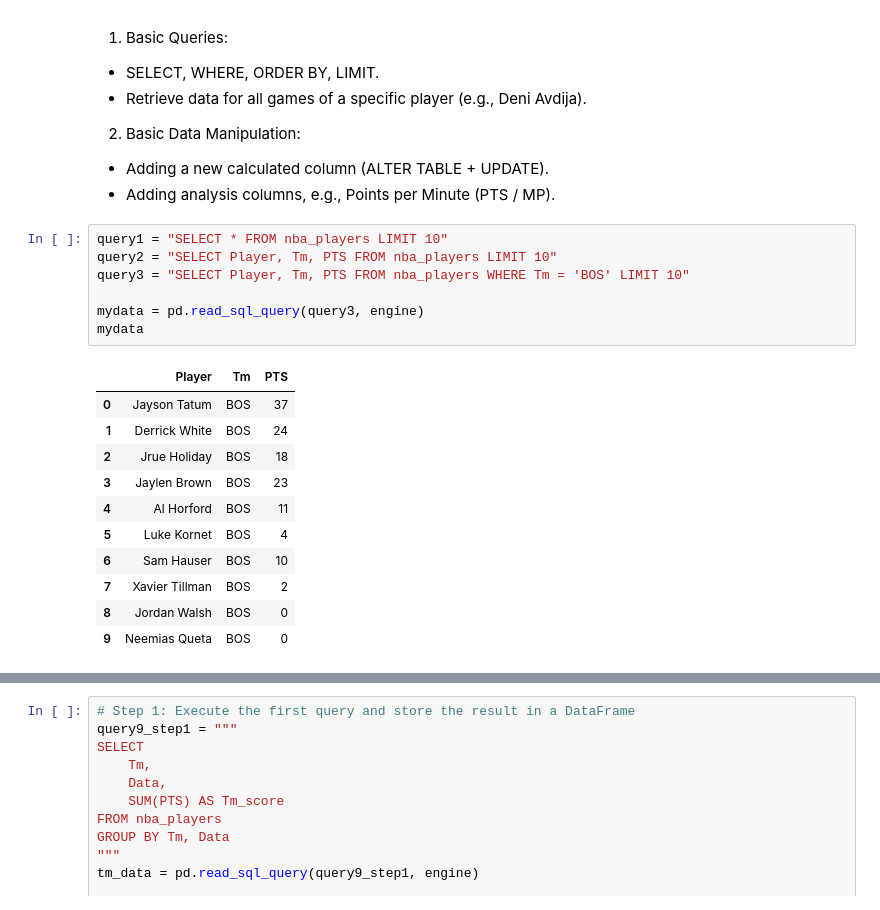
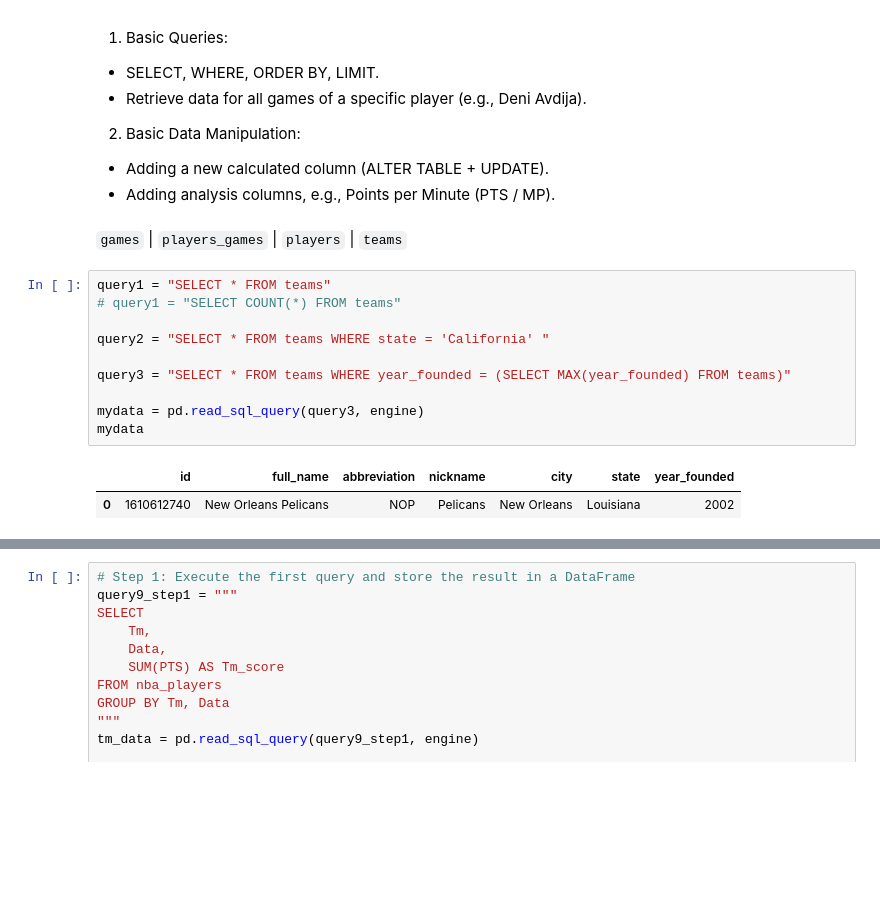
Before and after one commit to Saarp84/portfolio, a Jupyter notebook: SQL Progress/SQL training.ipynb, the cells around one changed output, grey strips where cells are left out. Saved outputs shown, nothing was run; the diff lists cells and outputs as text; blank space fills up the shorter version.

```diff
--- a/SQL Progress/SQL training.ipynb
+++ b/SQL Progress/SQL training.ipynb
@@ -100,22 +85,18 @@ print(f"{count} players with out")
 2. Basic Data Manipulation:
 - Adding a new calculated column (ALTER TABLE + UPDATE).
 - Adding analysis columns, e.g., Points per Minute (PTS / MP).
+# %% [markdown]
+`games` | `players_games` | `players` | `teams`
 # %%
-query1 = "SELECT * FROM nba_players LIMIT 10"
-query2 = "SELECT Player, Tm, PTS FROM nba_players LIMIT 10"
-query3 = "SELECT Player, Tm, PTS FROM nba_players WHERE Tm = 'BOS' LIMIT 10"
+query1 = "SELECT * FROM teams"
+# query1 = "SELECT COUNT(*) FROM teams"
+
+query2 = "SELECT * FROM teams WHERE state = 'California' "
+
+query3 = "SELECT * FROM teams WHERE year_founded = (SELECT MAX(year_founded) FROM teams)"
 
 mydata = pd.read_sql_query(query3, engine)
 mydata
 # %% [output]
-|  | Player | Tm | PTS |
-| 0 | Jayson Tatum | BOS | 37 |
-| 1 | Derrick White | BOS | 24 |
-| 2 | Jrue Holiday | BOS | 18 |
-| 3 | Jaylen Brown | BOS | 23 |
-| 4 | Al Horford | BOS | 11 |
-| 5 | Luke Kornet | BOS | 4 |
-| 6 | Sam Hauser | BOS | 10 |
-| 7 | Xavier Tillman | BOS | 2 |
-| 8 | Jordan Walsh | BOS | 0 |
-| 9 | Neemias Queta | BOS | 0 |
+|  | id | full_name | abbreviation | nickname | city | state | year_founded |
+| 0 | 1610612740 | New Orleans Pelicans | NOP | Pelicans | New Orleans | Louisiana | 2002 |
```
Also changed, not shown: parts of 16 cells of this notebook, 6 other files.
